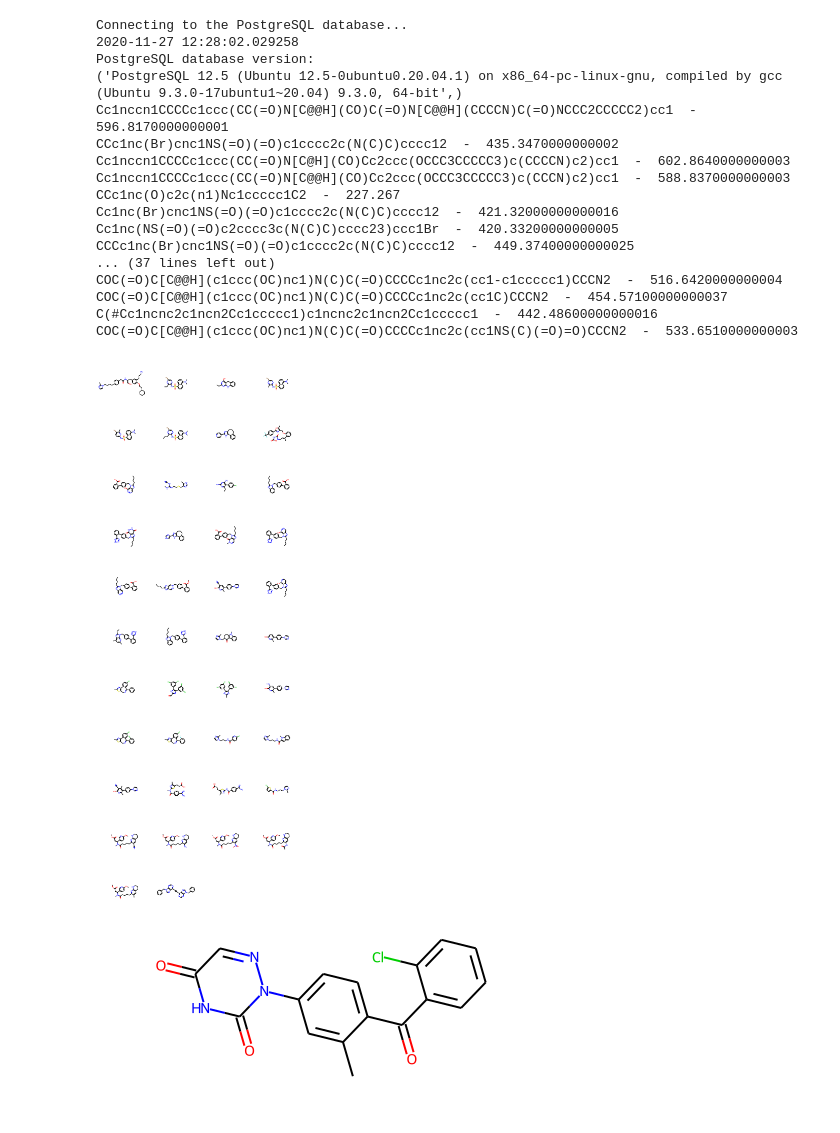
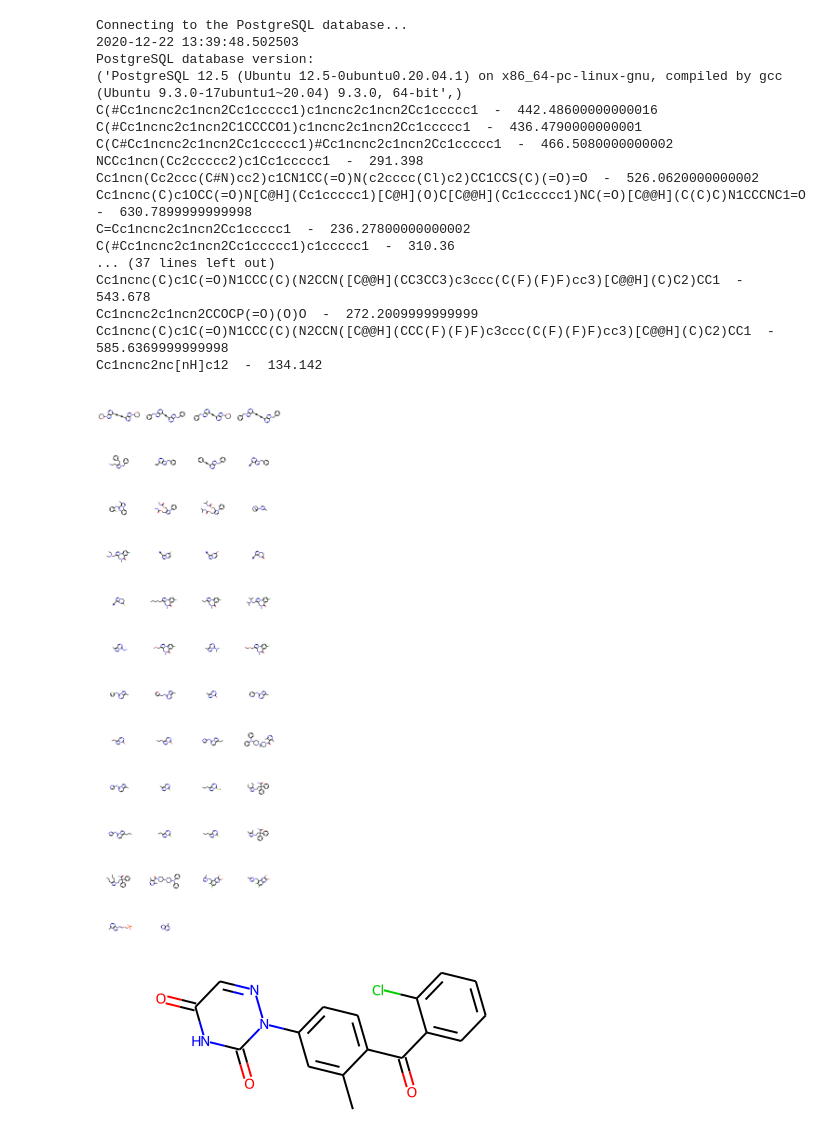
Before and after one commit to HPNestler/Neural_Network, a Jupyter notebook: rdkit_test.ipynb, the cells around one changed output. Saved outputs shown, nothing was run; the diff lists cells and outputs as text; code cells hidden in the pictures.

```diff
--- a/rdkit_test.ipynb
+++ b/rdkit_test.ipynb
@@ -30,7 +30,7 @@ print('Connecting to the PostgreSQL database...')
 #now = datetime.now()
 print(datetime.now())
 
-conn = psycopg2.connect(host = "localhost", dbname="chembl_26", user="postgres", password="postgres")
+conn = psycopg2.connect(host = "localhost", dbname="chembl_27", user="postgres", password="postgres")
 # crpeate a cursor
 
 cur = conn.cursor()
@@ -55,47 +55,47 @@ mol = [row[0]]
 tmol = Chem.MolFromSmiles(row[0])
 chrw = [tmol]
 rn=1
 while row is not None and rn<size:
     #print(row)
     row = cur.fetchone()
     #print(row[0])
     mol.append(row[0])
     tmol = Chem.MolFromSmiles(row[0])
     mw = Chem.Descriptors.MolWt(tmol)
     print(row[0], ' - ',mw)
     #print(mol)
     #print(rn)
     if mw<500:
         chrw.append(tmol)
     #
     #smi = Chem.MolToSmiles(chrw)
     #print(smi)
     #Draw.MolToImage(chrw , size=(300, 300)) #, kekulize=True, wedgeBonds=True, fitImage=False, options=None, canvas=None, **kwargs)
     #Draw.MolsToGridImage(chrw, molsPerRow=1)
     rn=rn+1
 #print(smi_list)
 
 # print(mol)
 Draw.MolsToGridImage(chrw, molsPerRow=4)
 # %% [output]
 Connecting to the PostgreSQL database...
-2020-11-27 12:28:02.029258
+2020-12-22 13:39:48.502503
 PostgreSQL database version:
 ('PostgreSQL 12.5 (Ubuntu 12.5-0ubuntu0.20.04.1) on x86_64-pc-linux-gnu, compiled by gcc (Ubuntu 9.3.0-17ubuntu1~20.04) 9.3.0, 64-bit',)
-Cc1nccn1CCCCc1ccc(CC(=O)N[C@@H](CO)C(=O)N[C@@H](CCCCN)C(=O)NCCC2CCCCC2)cc1  -  596.8170000000001
-CCc1nc(Br)cnc1NS(=O)(=O)c1cccc2c(N(C)C)cccc12  -  435.3470000000002
-Cc1nccn1CCCCc1ccc(CC(=O)N[C@H](CO)Cc2ccc(OCCC3CCCCC3)c(CCCCN)c2)cc1  -  602.8640000000003
-Cc1nccn1CCCCc1ccc(CC(=O)N[C@@H](CO)Cc2ccc(OCCC3CCCCC3)c(CCCN)c2)cc1  -  588.8370000000003
-CCc1nc(O)c2c(n1)Nc1ccccc1C2  -  227.267
-Cc1nc(Br)cnc1NS(=O)(=O)c1cccc2c(N(C)C)cccc12  -  421.32000000000016
-Cc1nc(NS(=O)(=O)c2cccc3c(N(C)C)cccc23)ccc1Br  -  420.33200000000005
-CCCc1nc(Br)cnc1NS(=O)(=O)c1cccc2c(N(C)C)cccc12  -  449.37400000000025
+C(#Cc1ncnc2c1ncn2Cc1ccccc1)c1ncnc2c1ncn2Cc1ccccc1  -  442.48600000000016
+C(#Cc1ncnc2c1ncn2C1CCCCO1)c1ncnc2c1ncn2Cc1ccccc1  -  436.4790000000001
+C(C#Cc1ncnc2c1ncn2Cc1ccccc1)#Cc1ncnc2c1ncn2Cc1ccccc1  -  466.5080000000002
+NCCc1ncn(Cc2ccccc2)c1Cc1ccccc1  -  291.398
+Cc1ncn(Cc2ccc(C#N)cc2)c1CN1CC(=O)N(c2cccc(Cl)c2)CC1CCS(C)(=O)=O  -  526.0620000000002
+Cc1ncnc(C)c1OCC(=O)N[C@H](Cc1ccccc1)[C@H](O)C[C@@H](Cc1ccccc1)NC(=O)[C@@H](C(C)C)N1CCCNC1=O  -  630.7899999999998
+C=Cc1ncnc2c1ncn2Cc1ccccc1  -  236.27800000000002
+C(#Cc1ncnc2c1ncn2Cc1ccccc1)c1ccccc1  -  310.36
 ... (37 lines left out)
-COC(=O)C[C@@H](c1ccc(OC)nc1)N(C)C(=O)CCCCc1nc2c(cc1-c1ccccc1)CCCN2  -  516.6420000000004
-COC(=O)C[C@@H](c1ccc(OC)nc1)N(C)C(=O)CCCCc1nc2c(cc1C)CCCN2  -  454.57100000000037
-C(#Cc1ncnc2c1ncn2Cc1ccccc1)c1ncnc2c1ncn2Cc1ccccc1  -  442.48600000000016
-COC(=O)C[C@@H](c1ccc(OC)nc1)N(C)C(=O)CCCCc1nc2c(cc1NS(C)(=O)=O)CCCN2  -  533.6510000000003
+Cc1ncnc(C)c1C(=O)N1CCC(C)(N2CCN([C@@H](CC3CC3)c3ccc(C(F)(F)F)cc3)[C@@H](C)C2)CC1  -  543.678
+Cc1ncnc2c1ncn2CCOCP(=O)(O)O  -  272.2009999999999
+Cc1ncnc(C)c1C(=O)N1CCC(C)(N2CCN([C@@H](CCC(F)(F)F)c3ccc(C(F)(F)F)cc3)[C@@H](C)C2)CC1  -  585.6369999999998
+Cc1ncnc2nc[nH]c12  -  134.142
-[figure, old version]
+[figure, new version]
 # %%
 chrw
 # %% [output]
```
Also changed, not shown: parts of 1 cell of this notebook.
